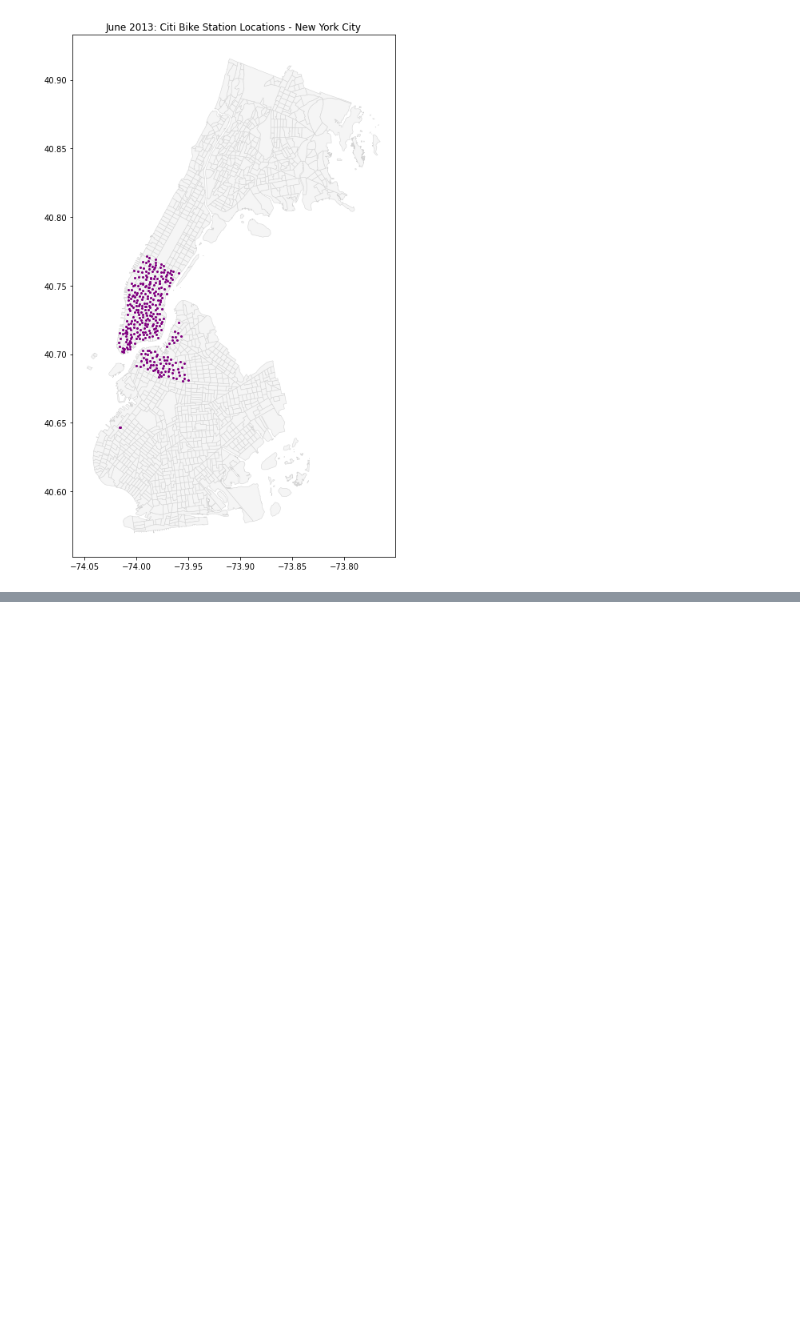
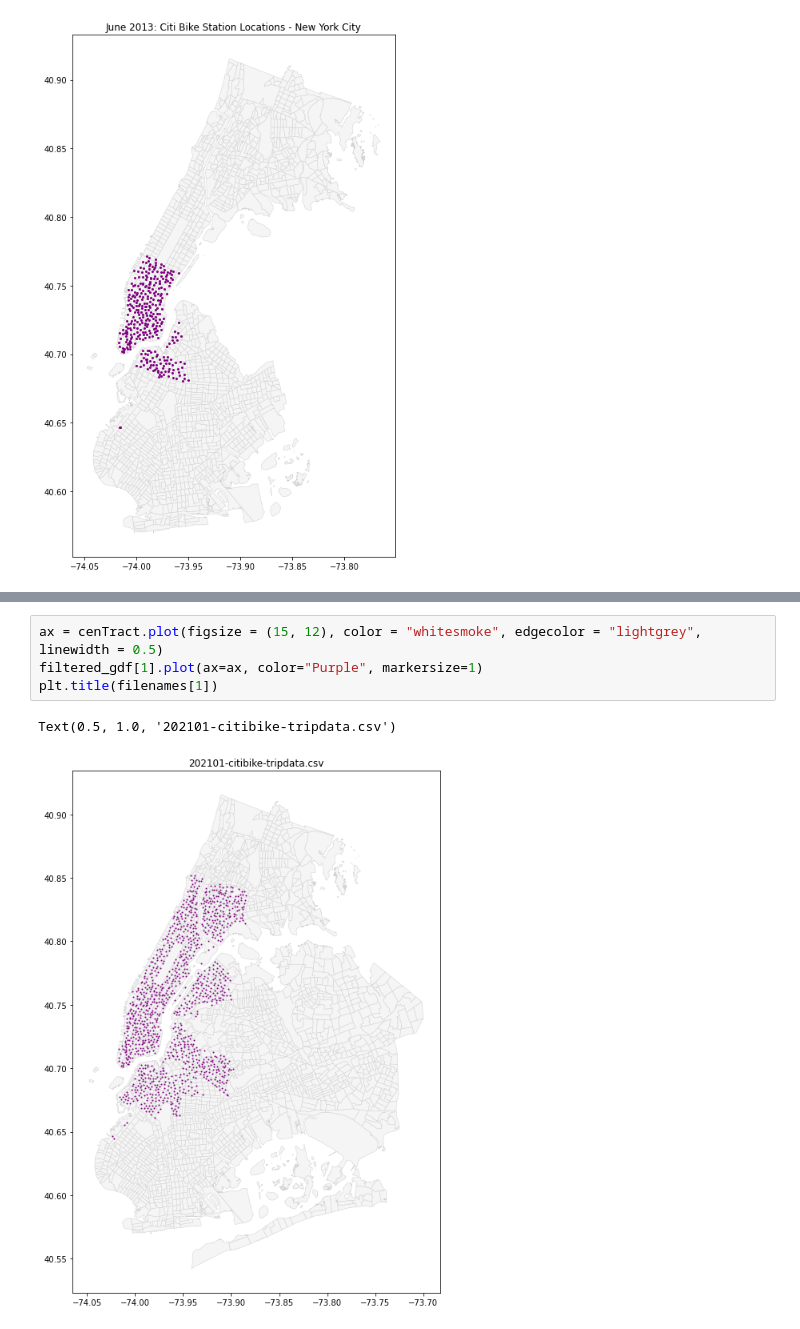
Before and after one commit to katelyn98/HealthyRide-Mapping, a Jupyter notebook: Notebooks/NYC Citi Bike.ipynb, the cells around one changed output, grey strips where cells are left out. Drawn from its saved outputs; the diff is of its cells as text; blank space fills up the shorter version.

```diff
--- a/Notebooks/NYC Citi Bike.ipynb
+++ b/Notebooks/NYC Citi Bike.ipynb
@@ -149,0 +241,7 @@ def station_df(list_df, filename="nyc_citi_stations.csv"):
+# %%
+ax = cenTract.plot(figsize = (15, 12), color = "whitesmoke", edgecolor = "lightgrey", linewidth = 0.5)
+filtered_gdf[1].plot(ax=ax, color="Purple", markersize=1)
+plt.title(filenames[1])
+# %% [output]
+Text(0.5, 1.0, '202101-citibike-tripdata.csv')
+[figure, added]
```
Also changed, not shown: parts of 11 cells of this notebook.
